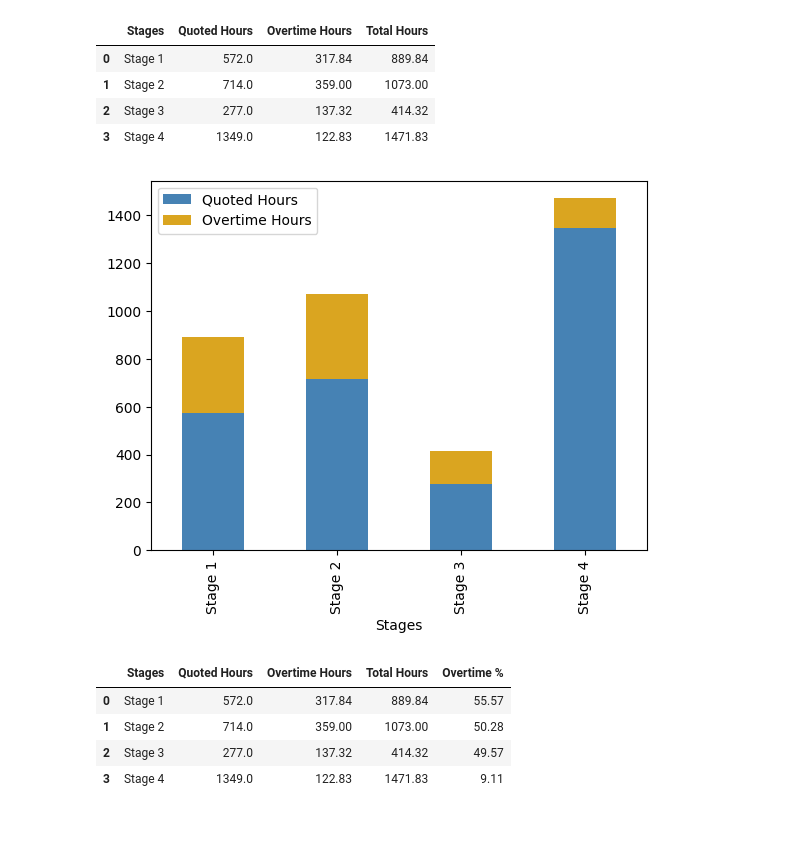
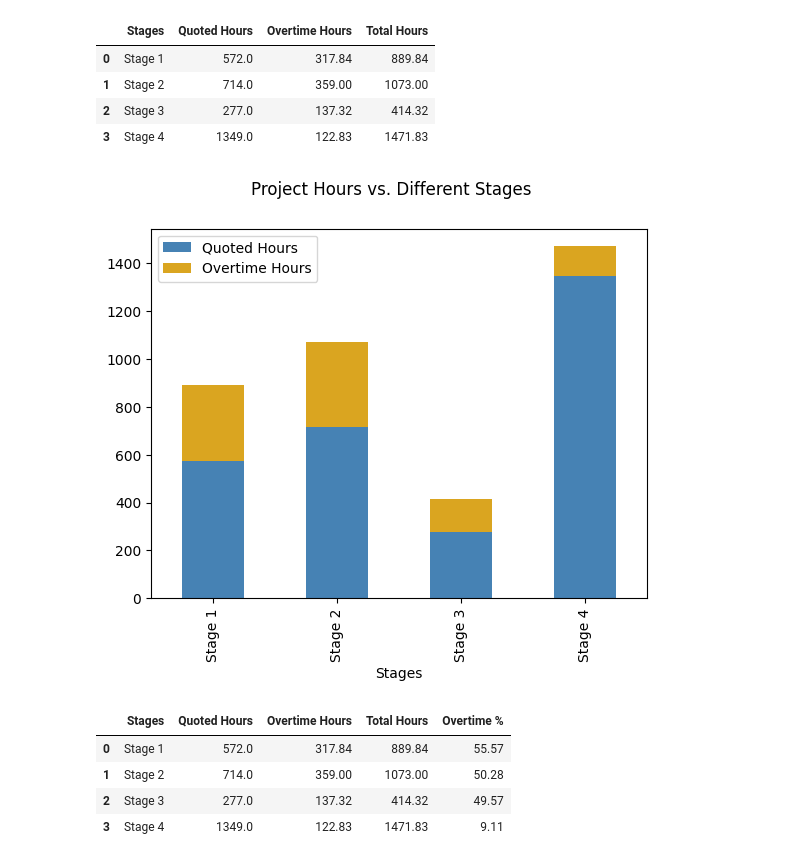
Before and after one commit to xiaoella/project_quotes, a Jupyter notebook: 1. EDA.ipynb, the cells around one changed output. Drawn from its saved outputs; the diff is of its cells as text; code cells hidden in the pictures; blank space fills up the shorter version.

```diff
--- a/1. EDA.ipynb
+++ b/1. EDA.ipynb
@@ -169,9 +165,10 @@ df_hours
 | 3 | Stage 4 | 1349.0 | 122.83 | 1471.83 |
 # %%
 df_hours.plot(x="Stages", y=["Quoted Hours", "Overtime Hours"], kind="bar", stacked=True, color=["steelblue", "goldenrod"])
+plt.suptitle("Project Hours vs. Different Stages")
 plt.show()
 # %% [output]
-[figure, old version]
+[figure, new version]
 # %%
 # Looking at the amount of overtime occurs per stage
 df_hours["Overtime %"] = round((df_hours["Overtime Hours"] / df_hours["Quoted Hours"]) * 100, 2)
```
Also changed, not shown: parts of 1 cell of this notebook.
